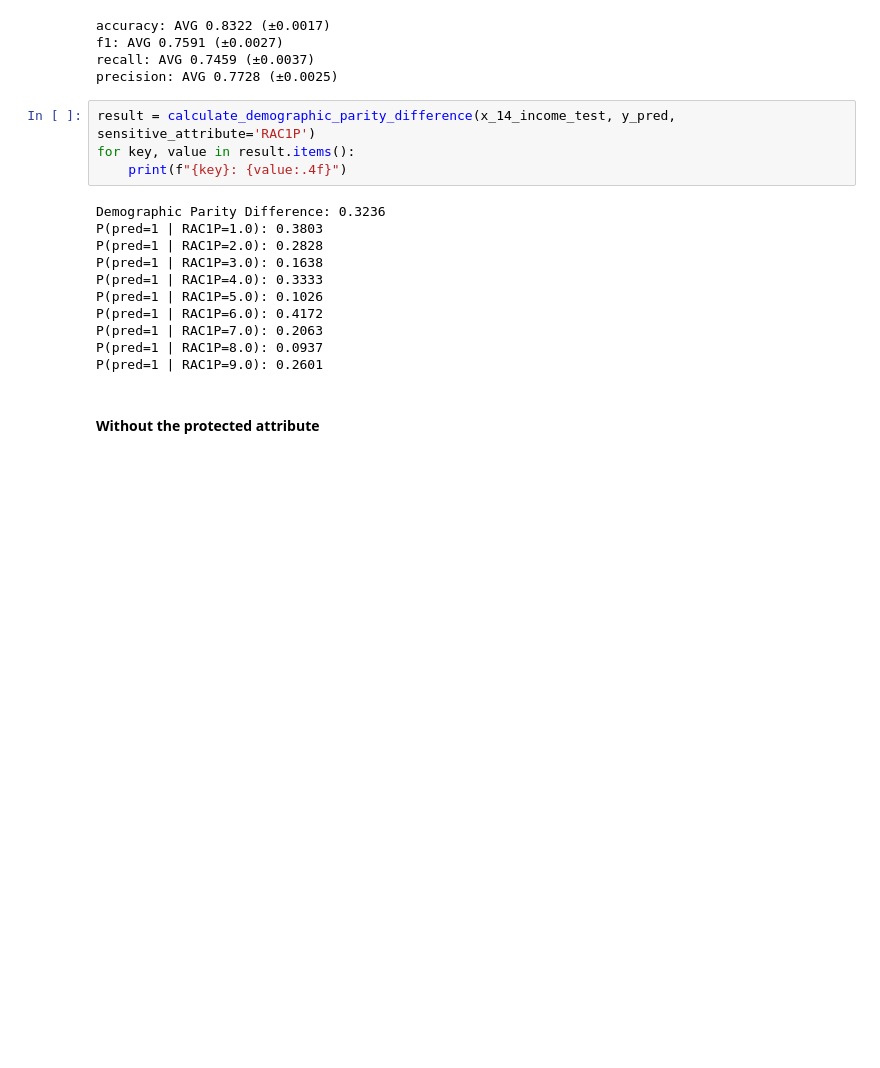
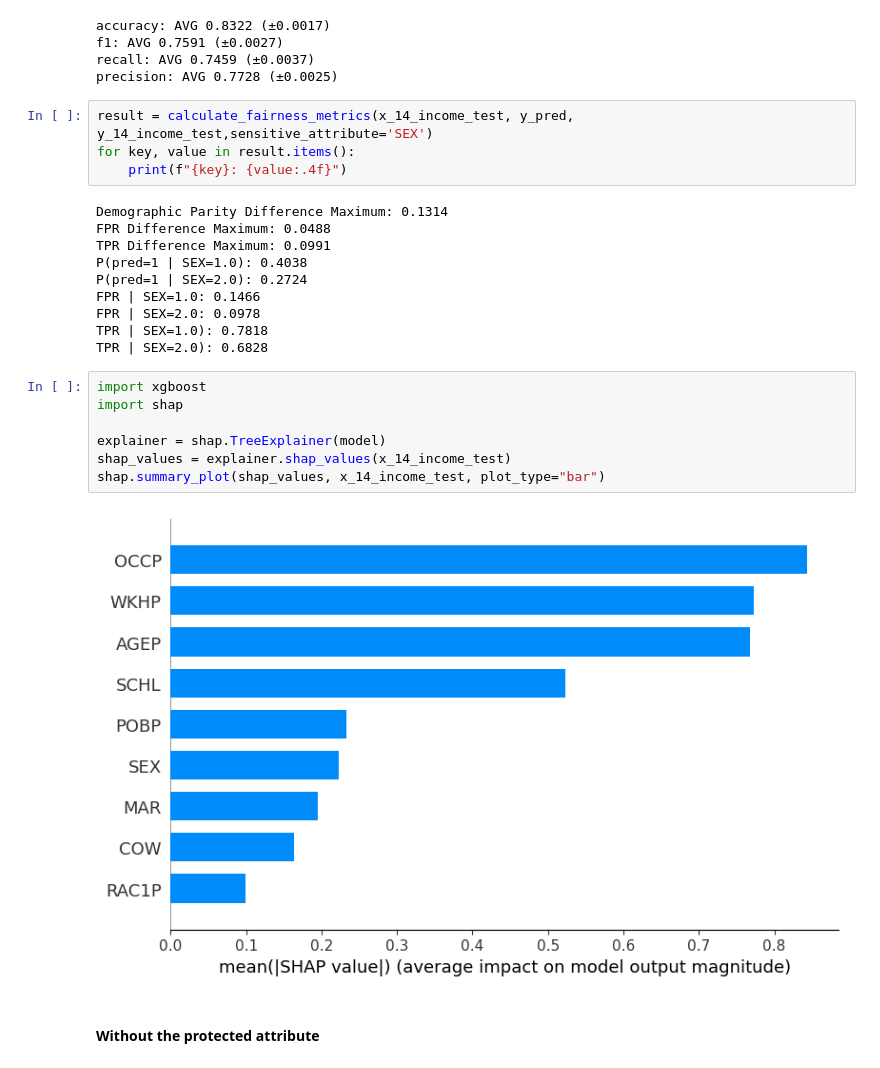
Before and after one commit to Remi-D-Wang/INFOMHCML_AlDrLeWa, a Jupyter notebook: Src/bias_in_income_prediction_race_sex_maritalstatus.ipynb, the cells around one changed output. Saved outputs shown, nothing was run; the diff lists cells and outputs as text; blank space fills up the shorter version.

Commit message:
Post-processing using fairness library, try SHAP

```diff
--- a/Src/bias_in_income_prediction_race_sex_maritalstatus.ipynb
+++ b/Src/bias_in_income_prediction_race_sex_maritalstatus.ipynb
@@ -531,20 +545,28 @@ f1: AVG 0.7591 (±0.0027)
 recall: AVG 0.7459 (±0.0037)
 precision: AVG 0.7728 (±0.0025)
 # %%
-result = calculate_demographic_parity_difference(x_14_income_test, y_pred, sensitive_attribute='RAC1P')
+result = calculate_fairness_metrics(x_14_income_test, y_pred, y_14_income_test,sensitive_attribute='SEX')
 for key, value in result.items():
     print(f"{key}: {value:.4f}")
 # %% [output]
-Demographic Parity Difference: 0.3236
-P(pred=1 | RAC1P=1.0): 0.3803
-P(pred=1 | RAC1P=2.0): 0.2828
-P(pred=1 | RAC1P=3.0): 0.1638
-P(pred=1 | RAC1P=4.0): 0.3333
-P(pred=1 | RAC1P=5.0): 0.1026
-P(pred=1 | RAC1P=6.0): 0.4172
-P(pred=1 | RAC1P=7.0): 0.2063
-P(pred=1 | RAC1P=8.0): 0.0937
-P(pred=1 | RAC1P=9.0): 0.2601
+Demographic Parity Difference Maximum: 0.1314
+FPR Difference Maximum: 0.0488
+TPR Difference Maximum: 0.0991
+P(pred=1 | SEX=1.0): 0.4038
+P(pred=1 | SEX=2.0): 0.2724
+FPR | SEX=1.0: 0.1466
+FPR | SEX=2.0: 0.0978
+TPR | SEX=1.0): 0.7818
+TPR | SEX=2.0): 0.6828
+# %%
+import xgboost
+import shap
+
+explainer = shap.TreeExplainer(model)
+shap_values = explainer.shap_values(x_14_income_test)
+shap.summary_plot(shap_values, x_14_income_test, plot_type="bar")
+# %% [output]
+[figure, added]
 # %% [markdown]
 #### Without the protected attribute
 # %%
```
Also changed, not shown: parts of 11 cells of this notebook.
